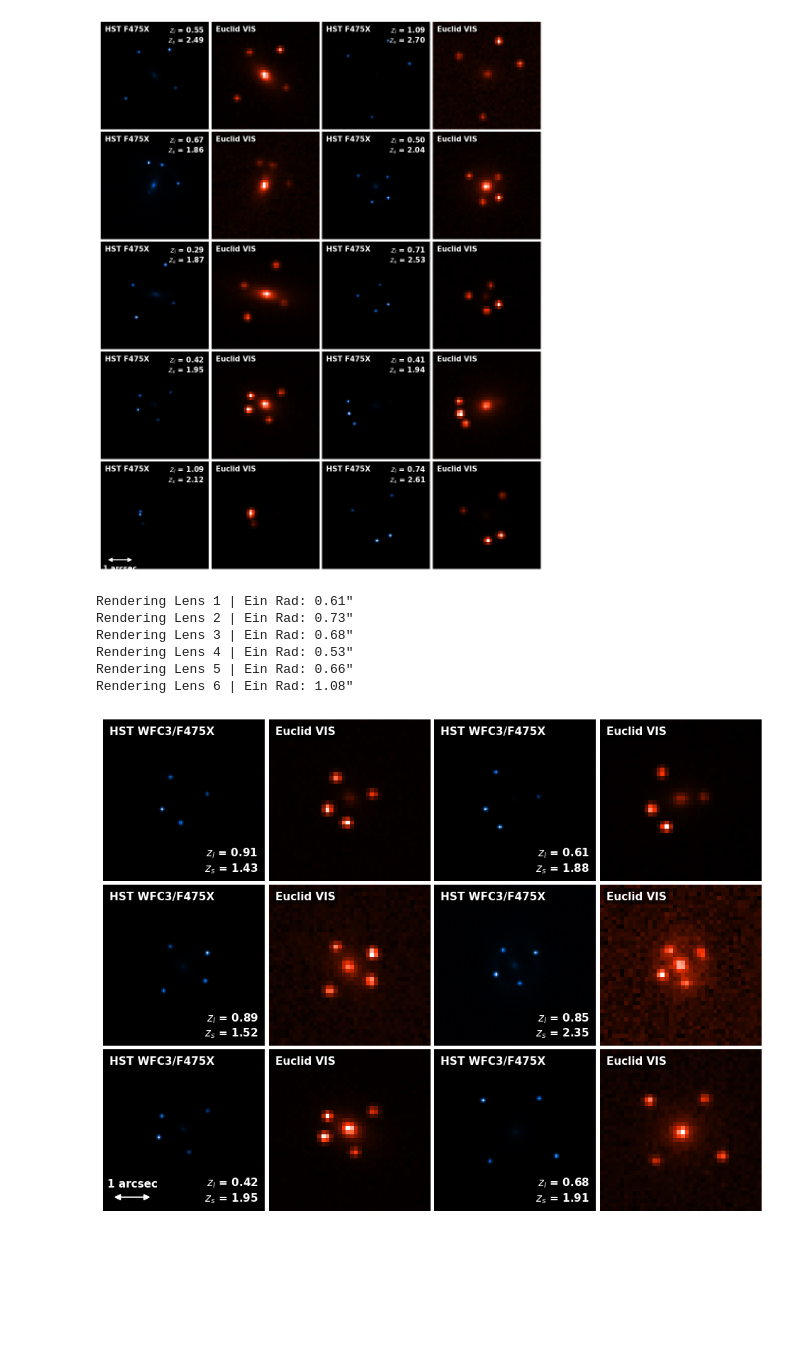
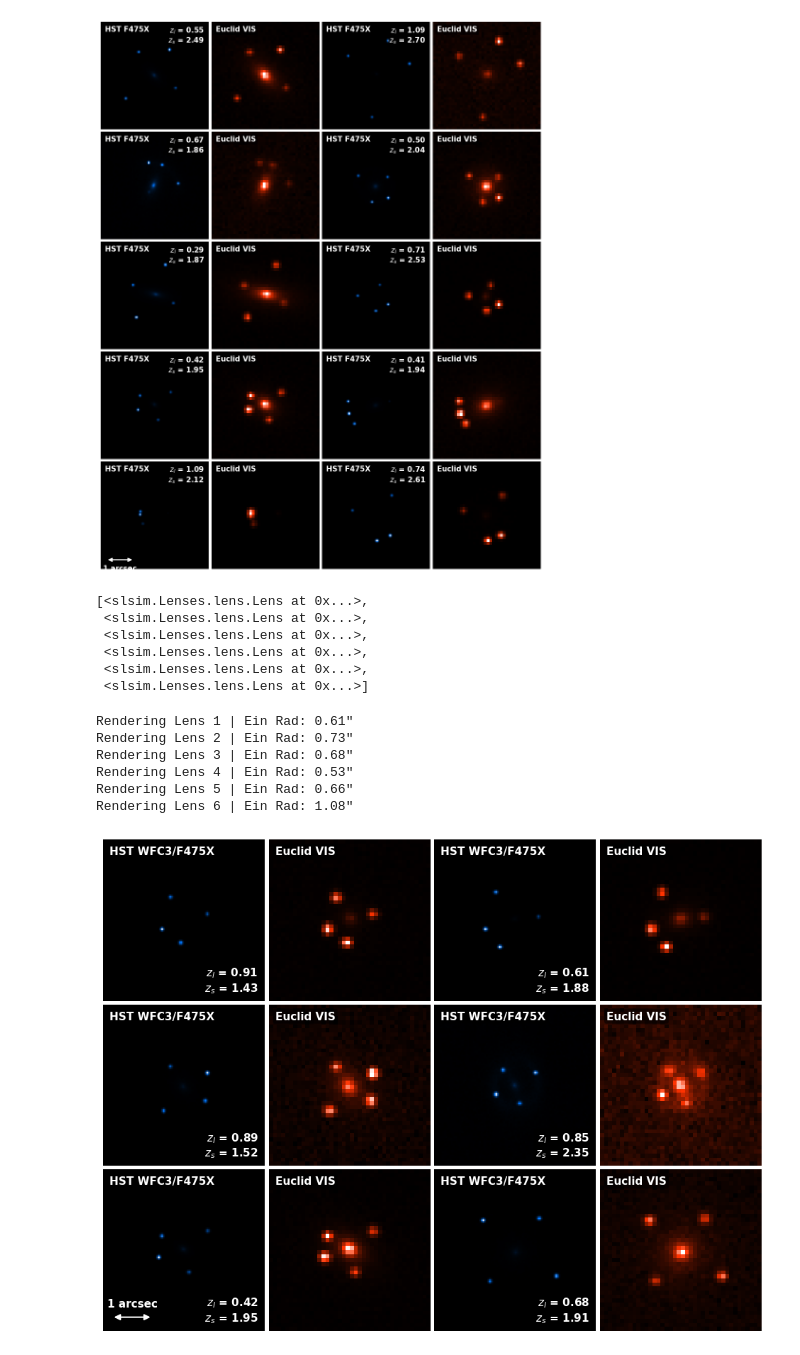
Before and after one commit to timedilatesme/lensed-agn-forecast, a Jupyter notebook: extra/HST_vs_Euclid.ipynb, the cells around one changed output. Cells and saved outputs as stored; diff of their text form; code cells hidden in the pictures; blank space fills up the shorter version.

```diff
--- a/extra/HST_vs_Euclid.ipynb
+++ b/extra/HST_vs_Euclid.ipynb
@@ -601,12 +601,21 @@ Rendering Lens 8 | Ein Rad: 0.86"
 Rendering Lens 9 | Ein Rad: 0.53"
 Rendering Lens 10 | Ein Rad: 0.92"
 [figure]
+# %%
+sampled_lenses
+# %% [output]
+[<slsim.Lenses.lens.Lens at 0x...>,
+ <slsim.Lenses.lens.Lens at 0x...>,
+ <slsim.Lenses.lens.Lens at 0x...>,
+ <slsim.Lenses.lens.Lens at 0x...>,
+ <slsim.Lenses.lens.Lens at 0x...>,
+ <slsim.Lenses.lens.Lens at 0x...>]
 # %%
 # --- 2. SIMULATE & PLOT MOSAIC ---
 if quad_lenses:
     # Randomly select up to 10 lenses
-    num_to_plot = min(6, len(quad_lenses))
-    sampled_lenses = random.sample(quad_lenses, num_to_plot)
+    # num_to_plot = min(6, len(quad_lenses))
+    # sampled_lenses = random.sample(quad_lenses, num_to_plot)
 
     # Define custom monochrome colormaps based on effective wavelength
     cmap_hst = LinearSegmentedColormap.from_list('hst_blue', ['black', '#0077FF', 'white'])
@@ -684,31 +693,31 @@ if quad_lenses:
 
         # Add scale bar to the bottom-left-most HST panel
         if row == rows - 1 and col_offset == 0:
             # 1 arcsec = 25 pixels in the HST image (100 pixels / 4.0 arcsec)
             scale_length_px = 25
             start_x, y_pos = 5, 8
 
             # Draw double arrow
             ax_hst.annotate('', xy=(start_x, y_pos), xytext=(start_x + scale_length_px, y_pos),
                             arrowprops=dict(arrowstyle='<|-|>', color='white', lw=1.5, mutation_scale=12))
 
             # Add text above the arrow
             ax_hst.text(start_x + (scale_length_px / 2), y_pos + 5, "1 arcsec", color='white',
                         horizontalalignment='center', verticalalignment='bottom', fontsize=11, fontweight='bold')
 
     # Hide any unused subplots (if num_to_plot is odd)
     if num_to_plot % 2 != 0 and num_to_plot > 1:
         axes[-1, -2].axis('off')
         axes[-1, -1].axis('off')
 
     plt.show()
 else:
     print("No quad lenses found. Consider increasing sky_area or speed_factor in draw_population.")
 # %% [output]
 Rendering Lens 1 | Ein Rad: 0.61"
 Rendering Lens 2 | Ein Rad: 0.73"
 Rendering Lens 3 | Ein Rad: 0.68"
 Rendering Lens 4 | Ein Rad: 0.53"
 Rendering Lens 5 | Ein Rad: 0.66"
 Rendering Lens 6 | Ein Rad: 1.08"
-[figure, old version]
+[figure, new version]
```
Also changed, not shown: parts of 8 cells of this notebook.
